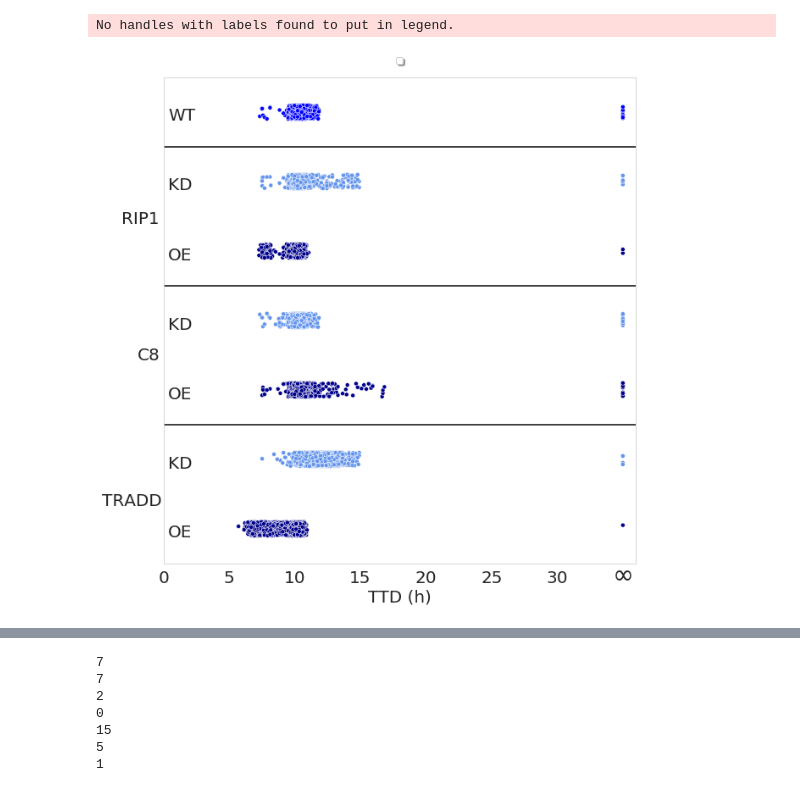
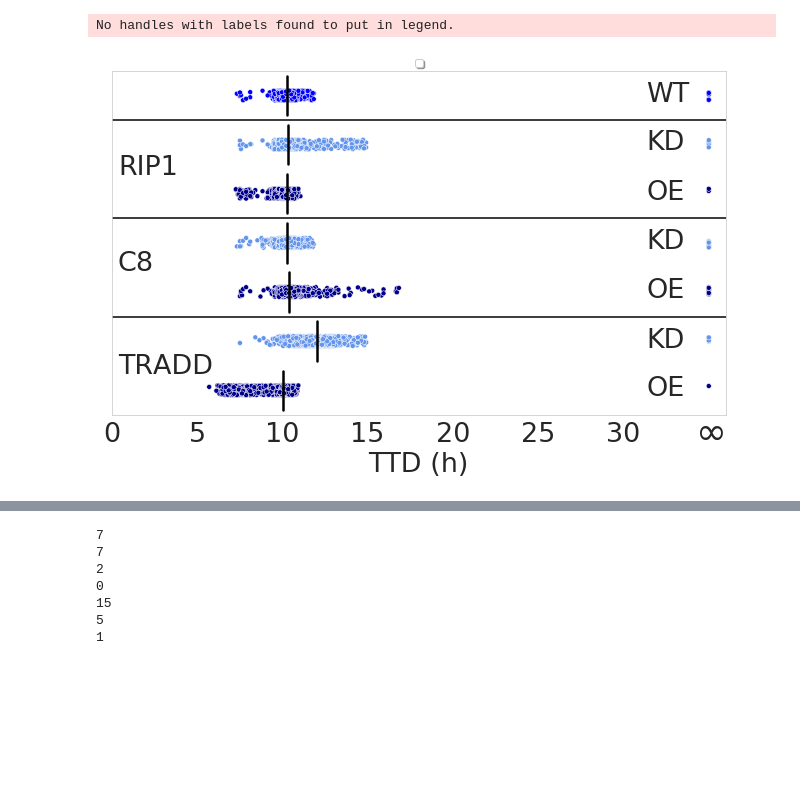
Before and after one commit to LoLab-MSM/NERM, a Jupyter notebook: sensitivity_analysis/Mode3/mode3_runfile_init_param_sens.ipynb, the cells around one changed output, grey strips where cells are left out. Cells and saved outputs as stored; diff of their text form; code cells hidden in the pictures; blank space fills up the shorter version.

Commit message:
adding median lines to all init and param sens boxplots, and increasing fontsize

```diff
--- a/sensitivity_analysis/Mode3/mode3_runfile_init_param_sens.ipynb
+++ b/sensitivity_analysis/Mode3/mode3_runfile_init_param_sens.ipynb
@@ -61,56 +61,69 @@ dfimode3hr = pd.DataFrame(data = mode3iwt,
 # %%
 import seaborn as sns
 sns.set_style("whitegrid", {'axes.grid' : False})
-fig, ax = plt.subplots(figsize = (9,9))
+fig, ax = plt.subplots(figsize = (9,6))
 my_pal = {"WT": "blue",
           "RIP1 KD":"cornflowerblue", "RIP1 OE":"darkblue",
           "C8 KD": "cornflowerblue", "C8 OE":"darkblue",
          "TRADD KD": "cornflowerblue", "TRADD OE":"darkblue",}
 # b = sns.boxplot(x = "value", y ="variable", data = dfclus0, notch = True, width = 0.5, palette = my_pal)
 b = sns.stripplot(x="value", y="variable", data=pd.melt(dfimode3hr), marker = 'o',linewidth=0.5,
                   size=5, palette=my_pal, edgecolor="white")
 # b = sns.swarmplot(data=dfm23, y="species", x="value", hue="variable", marker="o", alpha=0.5,dodge=True,linewidth=0.5,size=5)
 # print(plt.yticks())
 # plt.annotate('A20', xy = (0.01,.7), xycoords ='axes fraction', fontsize = 20)#(-0.2,.7)
 # plt.annotate('cIAP', xy = (0.01,.42), xycoords ='axes fraction', fontsize = 20) #(-0.2,.42)
 # plt.annotate('CYLD', xy = (0.01,.12), xycoords ='axes fraction', fontsize = 20) #(-0.2,.12)
+medianprops = dict(linestyle='-', linewidth=2.5, color='k')
+#            meanprops=meanpointprops,
+# boxprops = dict(linestyle='*', linewidth=30, color='k')
+b = sns.boxplot(showmeans=False,
+            meanline=False,
+            medianprops= medianprops,
+            whiskerprops={'visible': False},
+            zorder=10,
+            x="value",
+            y="variable",
+            data=pd.melt(dfimode3hr),
+            showfliers=False,
+            showbox=False,
+            showcaps=False,
+            ax=b)
+plt.annotate('RIP1', xy = (0.01,.7), xycoords ='axes fraction', fontsize = 27)
+plt.annotate('C8', xy = (0.01,.42), xycoords ='axes fraction', fontsize = 27)
+plt.annotate('TRADD', xy = (0.01,.12), xycoords ='axes fraction', fontsize = 27)
 
-plt.annotate('RIP1', xy = (-0.09,.7), xycoords ='axes fraction', fontsize = 20)
-plt.annotate('C8', xy = (-0.055,.42), xycoords ='axes fraction', fontsize = 20)
-plt.annotate('TRADD', xy = (-0.13,.12), xycoords ='axes fraction', fontsize = 20)
-
-plt.annotate('WT', xy = (0.01,.912), xycoords ='axes fraction', fontsize = 20)#(-0.2,.7)
-plt.annotate('KD', xy = (0.01,.77), xycoords ='axes fraction', fontsize = 20) #(-0.2,.42)
-plt.annotate('OE', xy = (0.01,.625), xycoords ='axes fraction', fontsize = 20) #(-0.2,.12)
-plt.annotate('KD', xy = (0.01,.483), xycoords ='axes fraction', fontsize = 20) #(-0.2,.42)
-plt.annotate('OE', xy = (0.01,.34), xycoords ='axes fraction', fontsize = 20) #(-0.2,.12)
-plt.annotate('KD', xy = (0.01,.197), xycoords ='axes fraction', fontsize = 20) #(-0.2,.42)
-plt.annotate('OE', xy = (0.01,.055), xycoords ='axes fraction', fontsize = 20) #(-0.2,.12)
+plt.annotate('WT', xy = (0.87,.912), xycoords ='axes fraction', fontsize = 27)#(-0.2,.7)
+plt.annotate('KD', xy = (0.87,.77), xycoords ='axes fraction', fontsize = 27) #(-0.2,.42)
+plt.annotate('OE', xy = (0.87,.625), xycoords ='axes fraction', fontsize = 27) #(-0.2,.12)
+plt.annotate('KD', xy = (0.87,.483), xycoords ='axes fraction', fontsize = 27) #(-0.2,.42)
+plt.annotate('OE', xy = (0.87,.34), xycoords ='axes fraction', fontsize = 27) #(-0.2,.12)
+plt.annotate('KD', xy = (0.87,.197), xycoords ='axes fraction', fontsize = 27) #(-0.2,.42)
+plt.annotate('OE', xy = (0.87,.055), xycoords ='axes fraction', fontsize = 27) #(-0.2,.12)
 
 
-plt.annotate(r'$\infty$', xy = (0.95,-0.035), xycoords ='axes fraction', fontsize = 30)
+plt.annotate(r'$\infty$', xy = (0.95,-0.08), xycoords ='axes fraction', fontsize = 37)
 plt.axhline(y=0.5, color = 'k')
 plt.axhline(y=2.5, color = 'k')
 plt.axhline(y=4.5, color = 'k')
 # plt.yticks(ticks = plt.yticks()[0], labels = ['WT', 'KD', 'OE','KD', 'OE','KD', 'OE'])
 plt.yticks(ticks = plt.yticks()[0], labels = ['', '', '','', '','', ''])
 b.set_xlabel("")
-plt.xticks(fontsize = 25)
+plt.xticks(fontsize = 27)
 b.set_ylabel("")
-b.tick_params(labelsize=25)
+b.tick_params(labelsize=27)
 plt.xlim(xmax = 36, xmin = 0)
 ax.set_xticks([0,5, 10, 15, 20, 25,30])
-b.set_xlabel("TTD (h)",fontsize = 20)
+b.set_xlabel("TTD (h)",fontsize = 27)
 # ax.set_xticks([0,300, 600, 900, 1200, 1500,1800])
-b.tick_params(labelsize=20)
 plt.tight_layout()
 # plt.xlim(xmin = 1)
 plt.legend(loc='upper center', bbox_to_anchor=(0.5, 1.05),
           ncol=3, fancybox=True, shadow=True)
-plt.savefig('pmlkl_mode3_initsens__100tnf_stripdots_hrs_kdoeinside.pdf')
+plt.savefig('pmlkl_mode3_initsens__100tnf_stripdots_hrs_kdoeinside_edgewhite_testingmedian.pdf')
 # %% [output]
 No handles with labels found to put in legend.
-[figure, old version]
+[figure, new version]
 # %%
 dfmode3hr = pd.read_csv("mode3_allparamsensdf_ttds.csv", index_col=0)
 # %%
```
Also changed, not shown: parts of 1 cell of this notebook, 13 other files.
